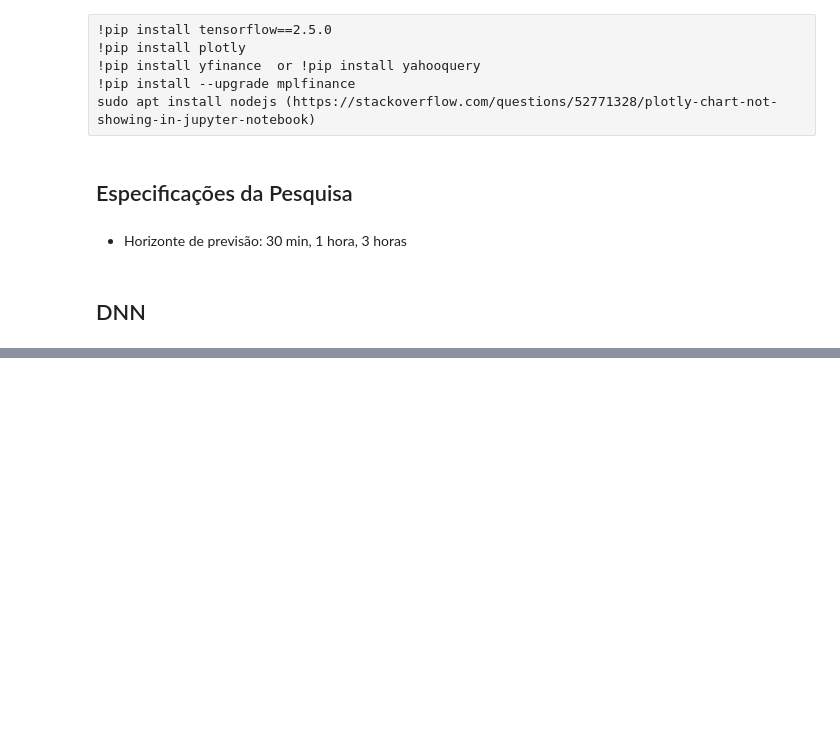
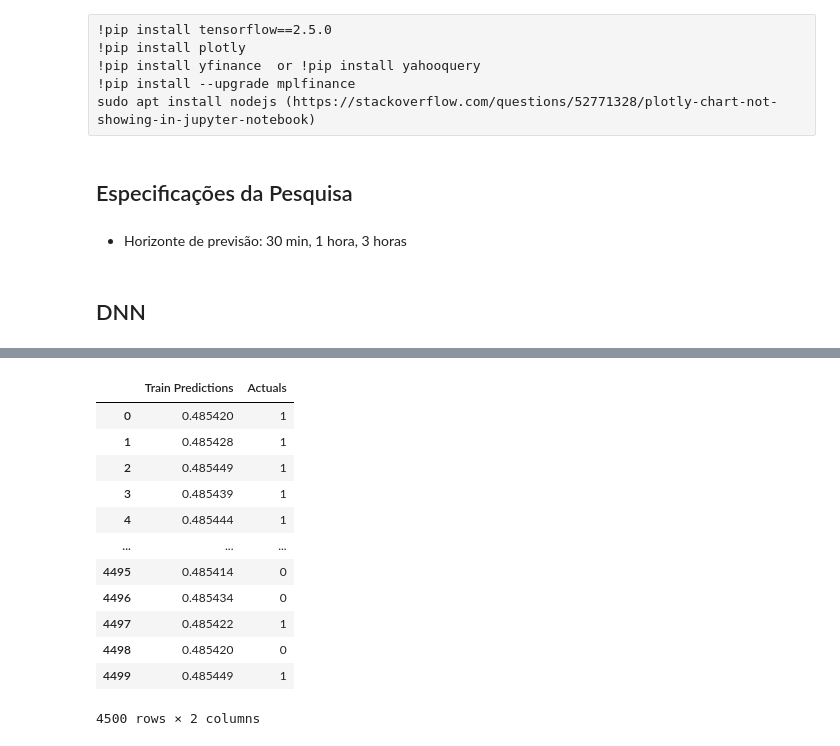
Before and after one commit to BeneInfosec/Inteligencia_Artificial, a Jupyter notebook: TCC/teste.ipynb, the cells around one changed output, grey strips where cells are left out. Cells and saved outputs as stored; diff of their text form; code cells hidden in the pictures; blank space fills up the shorter version.

```diff
--- a/TCC/teste.ipynb
+++ b/TCC/teste.ipynb
@@ -163,0 +127,5 @@ model = KerasClassifier(model=create_model)
+# %%
+train_predictions = model1.predict(X_train).flatten()
+train_results = pd.DataFrame(data={'Train Predictions':train_predictions, "Actuals":Y_train})
+train_results
+# %% [output]
@@ -163,0 +133,13 @@ model = KerasClassifier(model=create_model)
+|  | Train Predictions | Actuals |
+| 0 | 0.485420 | 1 |
+| 1 | 0.485428 | 1 |
+| 2 | 0.485449 | 1 |
+| 3 | 0.485439 | 1 |
+| 4 | 0.485444 | 1 |
+| ... | ... | ... |
+| 4495 | 0.485414 | 0 |
+| 4496 | 0.485434 | 0 |
+| 4497 | 0.485422 | 1 |
+| 4498 | 0.485420 | 0 |
+| 4499 | 0.485449 | 1 |
+4500 rows × 2 columns
```
Also changed, not shown: parts of 10 cells of this notebook, 4 other files.
